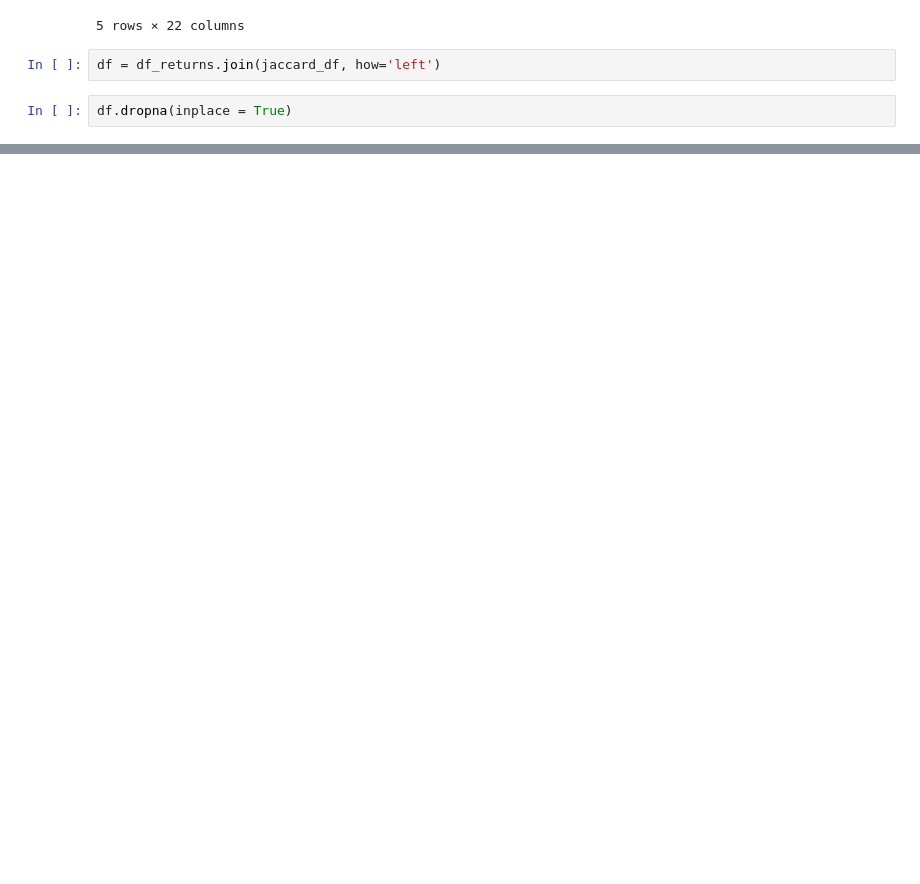
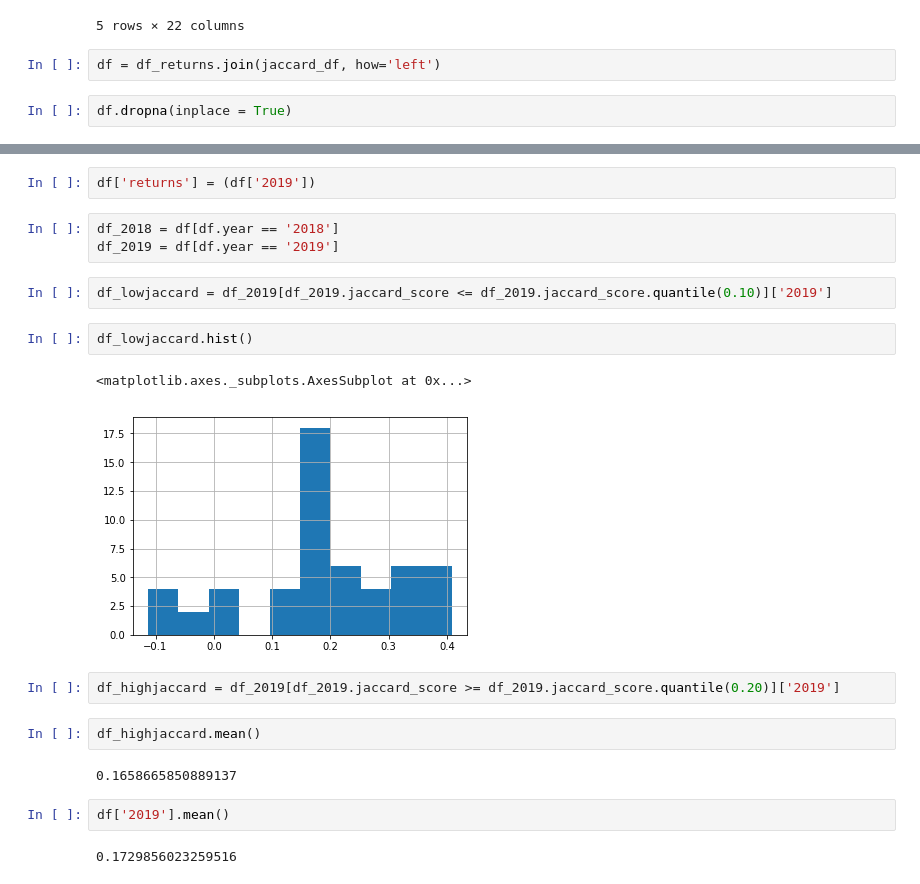
Before and after one commit to matt8955/mod-3-project, a Jupyter notebook: data_transformation.ipynb, the cells around one changed output, grey strips where cells are left out. Drawn from its saved outputs; the diff is of its cells as text; blank space fills up the shorter version.

```diff
--- a/data_transformation.ipynb
+++ b/data_transformation.ipynb
@@ -164,0 +185,22 @@ df
+# %%
+df['returns'] = (df['2019'])
+# %%
+df_2018 = df[df.year == '2018']
+df_2019 = df[df.year == '2019']
+# %%
+df_lowjaccard = df_2019[df_2019.jaccard_score <= df_2019.jaccard_score.quantile(0.10)]['2019']
+# %%
+df_lowjaccard.hist()
+# %% [output]
+<matplotlib.axes._subplots.AxesSubplot at 0x...>
+[figure, added]
+# %%
+df_highjaccard = df_2019[df_2019.jaccard_score >= df_2019.jaccard_score.quantile(0.20)]['2019']
+# %%
+df_highjaccard.mean()
+# %% [output]
+0.1658665850889137
+# %%
+df['2019'].mean()
+# %% [output]
+0.1729856023259516
```
Also changed, not shown: parts of 49 cells of this notebook, 3 other files.
